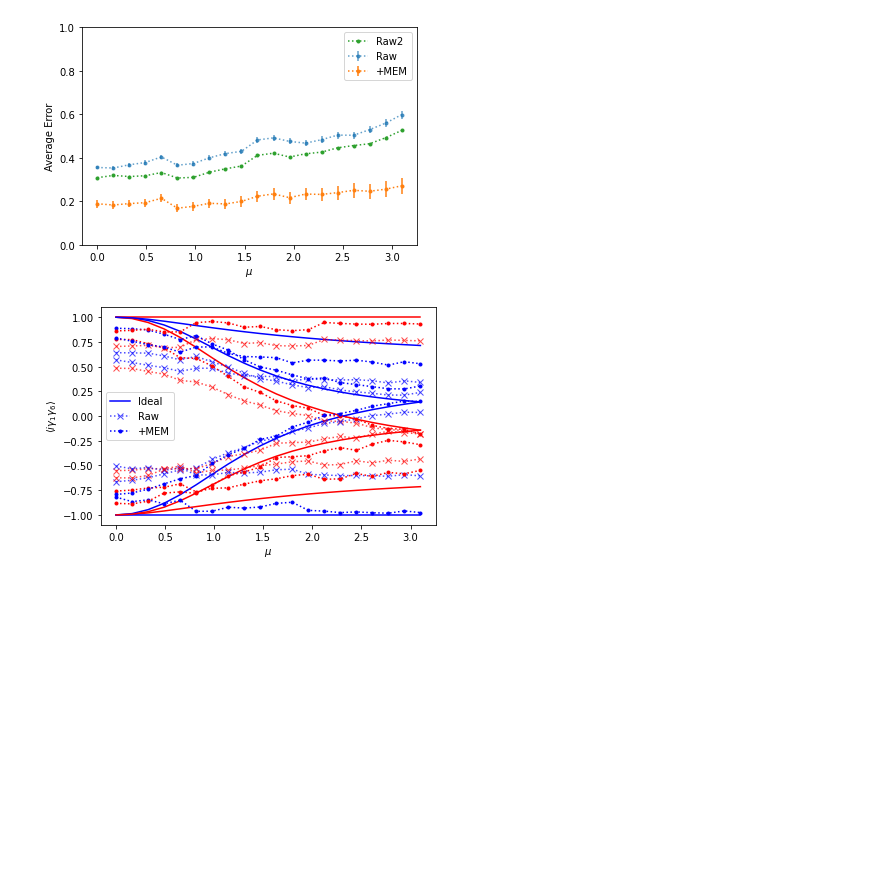
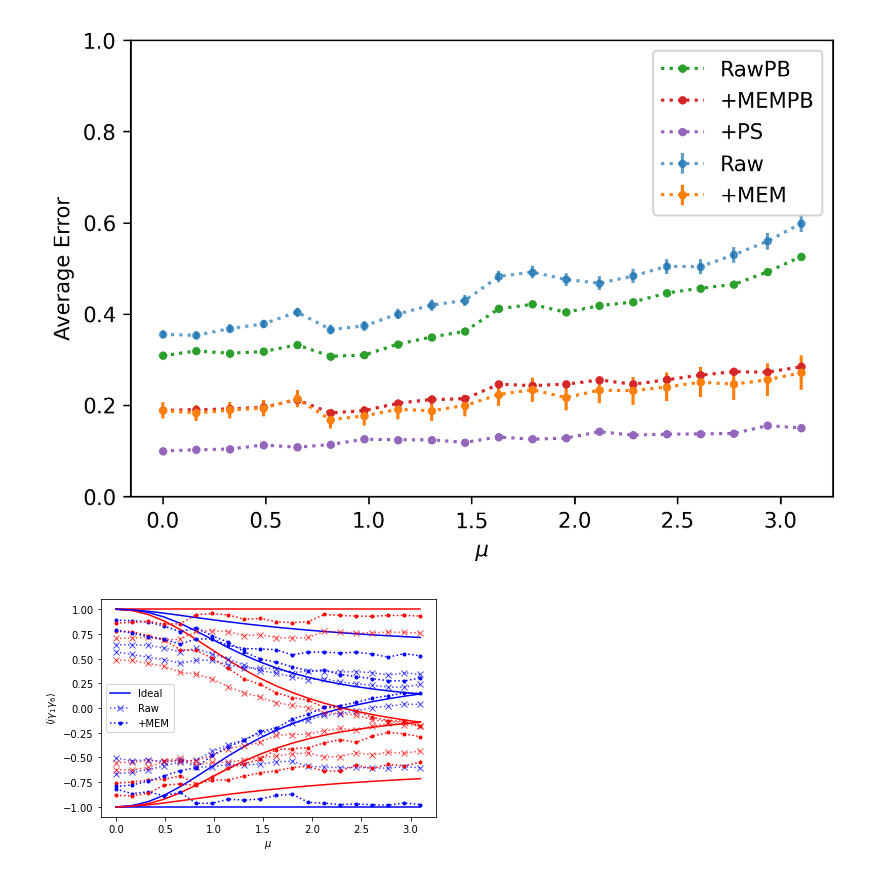
Before and after one commit to qiskit-community/qiskit-research, a Jupyter notebook: docs/mzm_generation/data-collection.ipynb, the cells around one changed output. Drawn from its saved outputs; the diff is of its cells as text; code cells hidden in the pictures; blank space fills up the shorter version.

```diff
--- a/docs/mzm_generation/data-collection.ipynb
+++ b/docs/mzm_generation/data-collection.ipynb
@@ -103,9 +121,11 @@ energy_exact = data.analysis_results('energy_exact').value
 energy_raw = data.analysis_results('energy_raw').value
 energy_mem = data.analysis_results('energy_mem').value
 energy_parity_basis_raw = data.analysis_results('energy_parity_basis_raw').value
+energy_parity_basis_mem = data.analysis_results('energy_parity_basis_mem').value
+energy_ps = data.analysis_results('energy_ps').value
 
 # raw data only
-fig, ax = plt.subplots()
+fig, ax = plt.subplots(dpi=300)
 for occupied_orbitals, series in energy_exact.items():
     label = "Ideal" if not occupied_orbitals else None
     color = "red" if len(occupied_orbitals) % 2 else "blue"
@@ -126,7 +146,7 @@ for occupied_orbitals, series in energy_raw.items():
         alpha=0.7,
     )
 for occupied_orbitals, series in energy_parity_basis_raw.items():
-    label = "Raw2" if not occupied_orbitals else None
+    label = "RawPB" if not occupied_orbitals else None
     color = "red" if len(occupied_orbitals) % 2 else "blue"
     #energies, stddevs = zip(*series)
     ax.errorbar(
@@ -194,12 +256,15 @@ plt.show()
 # %%
 # plot average error in energy
-fig, ax = plt.subplots()
+fig, ax = plt.subplots(dpi=300)
 
 energy_error_raw = np.zeros(len(chemical_potential_values))
 energy_error_stddev_raw = np.zeros(len(chemical_potential_values))
 energy_error_mem = np.zeros(len(chemical_potential_values))
 energy_error_stddev_mem = np.zeros(len(chemical_potential_values))
 energy_error_pb_raw = np.zeros(len(chemical_potential_values))
+energy_error_pb_mem = np.zeros(len(chemical_potential_values))
+energy_error_ps = np.zeros(len(chemical_potential_values))
+
 for occupied_orbitals in occupied_orbitals_list:
     exact = np.array(energy_exact[occupied_orbitals])
 
@@ -217,42 +282,64 @@ for occupied_orbitals in occupied_orbitals_list:
     raw_pb = np.array(raw_pb)
     energy_error_pb_raw += np.abs(raw_pb - exact)
 
+    mem_pb = energy_parity_basis_mem[occupied_orbitals]
+    mem_pb = np.array(mem_pb)
+    energy_error_pb_mem += np.abs(mem_pb - exact)
+
+    ps = energy_ps[occupied_orbitals]
+    ps = np.array(ps)
+    energy_error_ps += np.abs(ps - exact)
+
 energy_error_raw /= 2 ** n_modes
 energy_error_stddev_raw = np.sqrt(energy_error_stddev_raw) / 2 ** n_modes
 energy_error_mem /= 2 ** n_modes
 energy_error_stddev_mem = np.sqrt(energy_error_stddev_mem) / 2 ** n_modes
 energy_error_pb_raw /= 2 ** n_modes
+energy_error_pb_mem /= 2 ** n_modes
+energy_error_ps /= 2 ** n_modes
 
 ax.errorbar(
     chemical_potential_values,
     energy_error_raw,
     yerr=2 * energy_error_stddev_raw,
     fmt=".:",
     label="Raw",
     alpha=0.7,
 )
 ax.errorbar(
     chemical_potential_values,
     energy_error_mem,
     yerr=2 * energy_error_stddev_mem,
     fmt=".:",
     label="+MEM",
 )
 ax.plot(
     chemical_potential_values,
     energy_error_pb_raw,
     ".:",
-    label="Raw2",
+    label="RawPB",
+)
+ax.plot(
+    chemical_potential_values,
+    energy_error_pb_mem,
+    ".:",
+    label="+MEMPB",
+)
+ax.plot(
+    chemical_potential_values,
+    energy_error_ps,
+    ".:",
+    label="+PS",
 )
 ax.set_xlabel(r"$\mu$")
 ax.set_ylabel(r"Average Error")
 ax.set_ylim(0.0, 1.0)
 ax.legend()
 
 data.add_figures(fig, 'energy_error_raw_mem', overwrite=True)
 plt.show()
 # %% [output]
-[figure, old version]
+[figure, new version]
 # %%
 # plot edge correlation
 edge_correlation_exact = data.analysis_results('edge_correlation_exact').value
```
Also changed, not shown: parts of 5 cells of this notebook, 2 other files.
